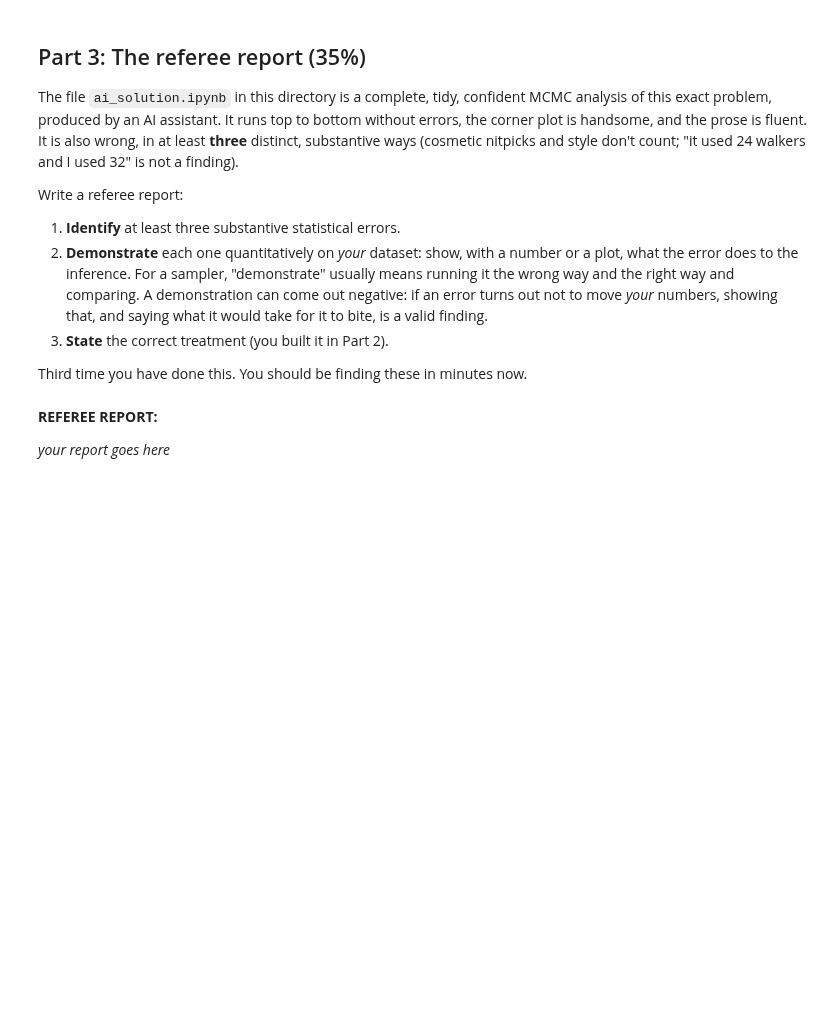
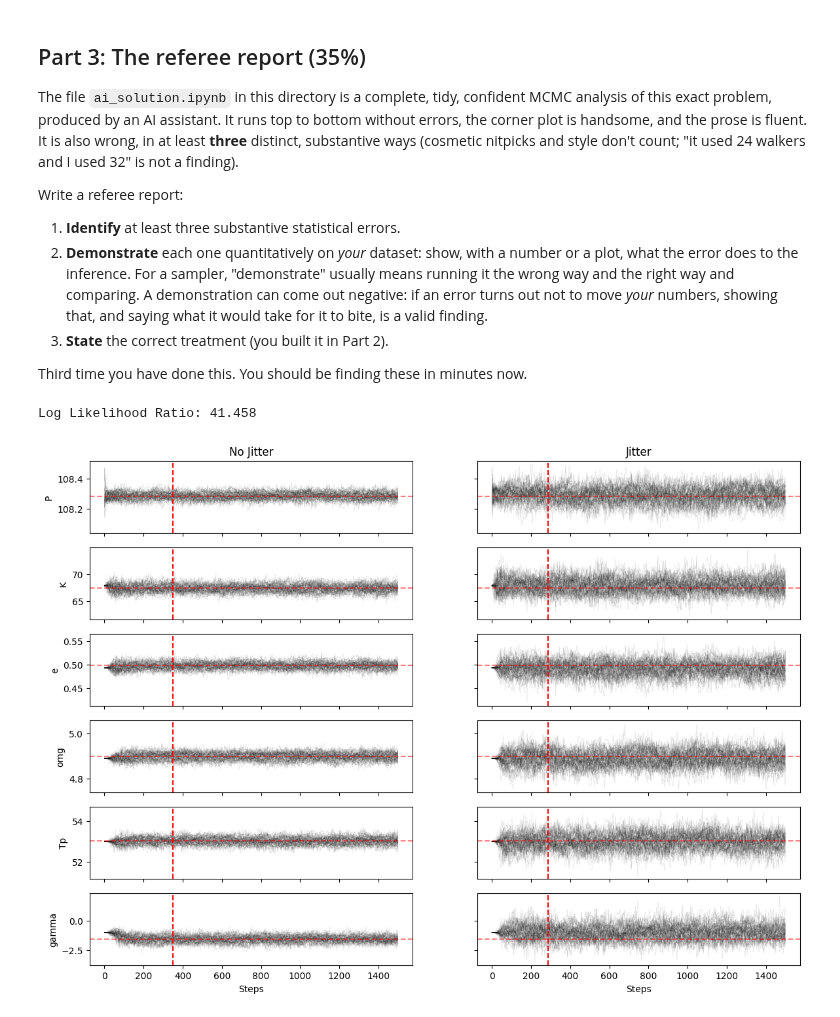
Before and after one commit to andrewtsteves/ast457_2026_Fall, a Jupyter notebook: submissions/asteves2/lab05.ipynb, the cells around one changed output. Drawn from its saved outputs; the diff is of its cells as text; code cells hidden in the pictures; blank space fills up the shorter version.

```diff
--- a/submissions/asteves2/lab05.ipynb
+++ b/submissions/asteves2/lab05.ipynb
@@ -341,7 +346,71 @@ Write a referee report:
 Third time you have done this. You should be finding these in minutes now.
 # %%
 # Part 3: your work here
+
+#Error 1: No jitter in the likelihood function
+
+def log_likelihood_no_jit(theta):
+    model = kepler_rv(t, *theta[:6])
+    return -0.5 * np.sum(((rv - model) / sig)**2)
+
+log_no_jit = log_likelihood_no_jit(xbest.x[: 6])
+log_like = log_likelihood(xbest.x)
+
+print(f'Log Likelihood Ratio: {np.abs(log_like - log_no_jit):.3f}')
+# %% [output]
+Log Likelihood Ratio: 41.458
-# %% [markdown]
-**REFEREE REPORT:**
-
-*your report goes here*
+# %%
+#Error 2: Not enough steps, convergence claim is unsubstantiated
+
+def log_posterior_no_jit(theta):
+    lp = log_prior(theta)
+    if not np.isfinite(lp):
+        return -np.inf
+    l = log_likelihood_no_jit(theta)
+    if not np.isfinite(l):
+        return -np.inf
+    return lp + l
+
+
+
+sampler_no_jit = emcee.EnsembleSampler(nwalkers, ndim, log_posterior_no_jit)
+sampler_jit = emcee.EnsembleSampler(nwalkers, ndim, log_posterior)
+
+sample_no_jit = sampler_no_jit.run_mcmc(p0, 1500)
+sample_jit = sampler_jit.run_mcmc(p0, 1500)
+
+chain_no_jit = sampler_no_jit.get_chain()
+chain_jit = sampler_jit.get_chain()
+
+
+tau_no_jit = sampler_no_jit.get_autocorr_time(tol = 0)
+tau_jit = sampler_jit.get_autocorr_time(tol = 0)
+
+burn_no_jit, burn_jit = int(5 * np.max(tau_no_jit)), int(5 * np.max(tau_jit))
+thin_no_jit, thin_jit = int(0.5 * np.max(tau_no_jit)), int(0.5 * np.max(tau_jit))
+
+flat_no_jit, flat_jit = sampler_no_jit.get_chain(discard = burn_no_jit, flat = True, thin = thin_no_jit), sampler_jit.get_chain(discard = burn_jit, flat = True, thin = thin_jit)
+
+runs = [
+    ('No Jitter', chain_no_jit, burn_no_jit),
+    ('Jitter', chain_jit, burn_jit),
+]
+
+names = ['P', 'K', 'e', 'omg', 'Tp', 'gamma']
+med = np.median(flat_no_jit, axis = 0)
+
+fig, axes = plt.subplots(6, 2, figsize = (14, 10), sharex = 'col', sharey = 'row')
+
+for j, (title, chain, burn) in enumerate(runs):
+    for i, ax in enumerate(axes):
+        ax = axes[i, j]
+        ax.plot(chain[:, :, i], color = 'k', alpha = 0.1, lw = 0.5)
+        ax.axvline(burn, linestyle = '--', color = 'red')
+        ax.axhline(med[i], color = 'red', linestyle = '--', alpha = 0.5)
+
+        if j == 0:
+            ax.set_ylabel(names[i])
+    axes[0, j].set_title(f'{title}')
+    axes[-1, j].set_xlabel('Steps')
+# %% [output]
+[figure, added]
```
Also changed, not shown: parts of 8 cells of this notebook.
